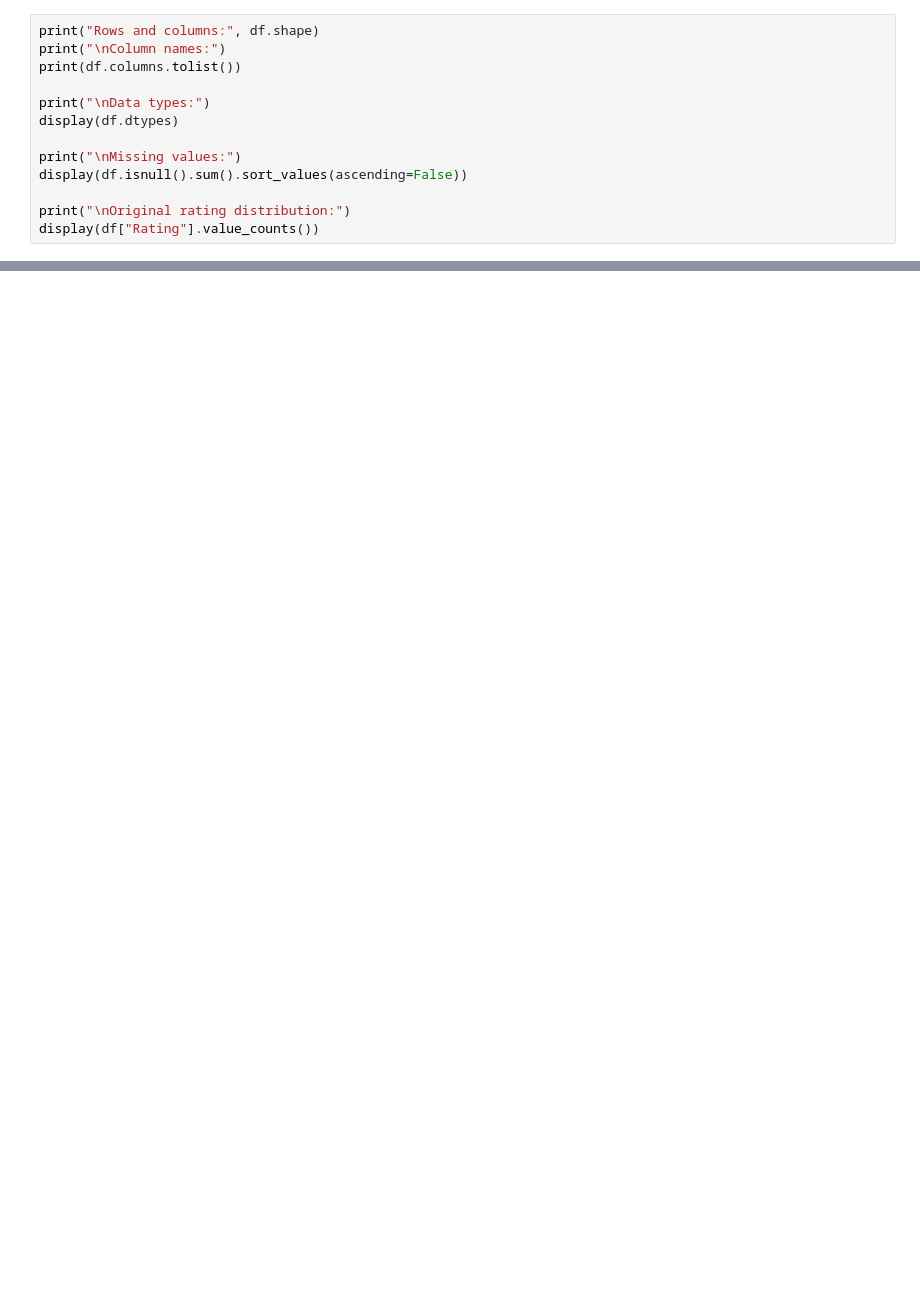
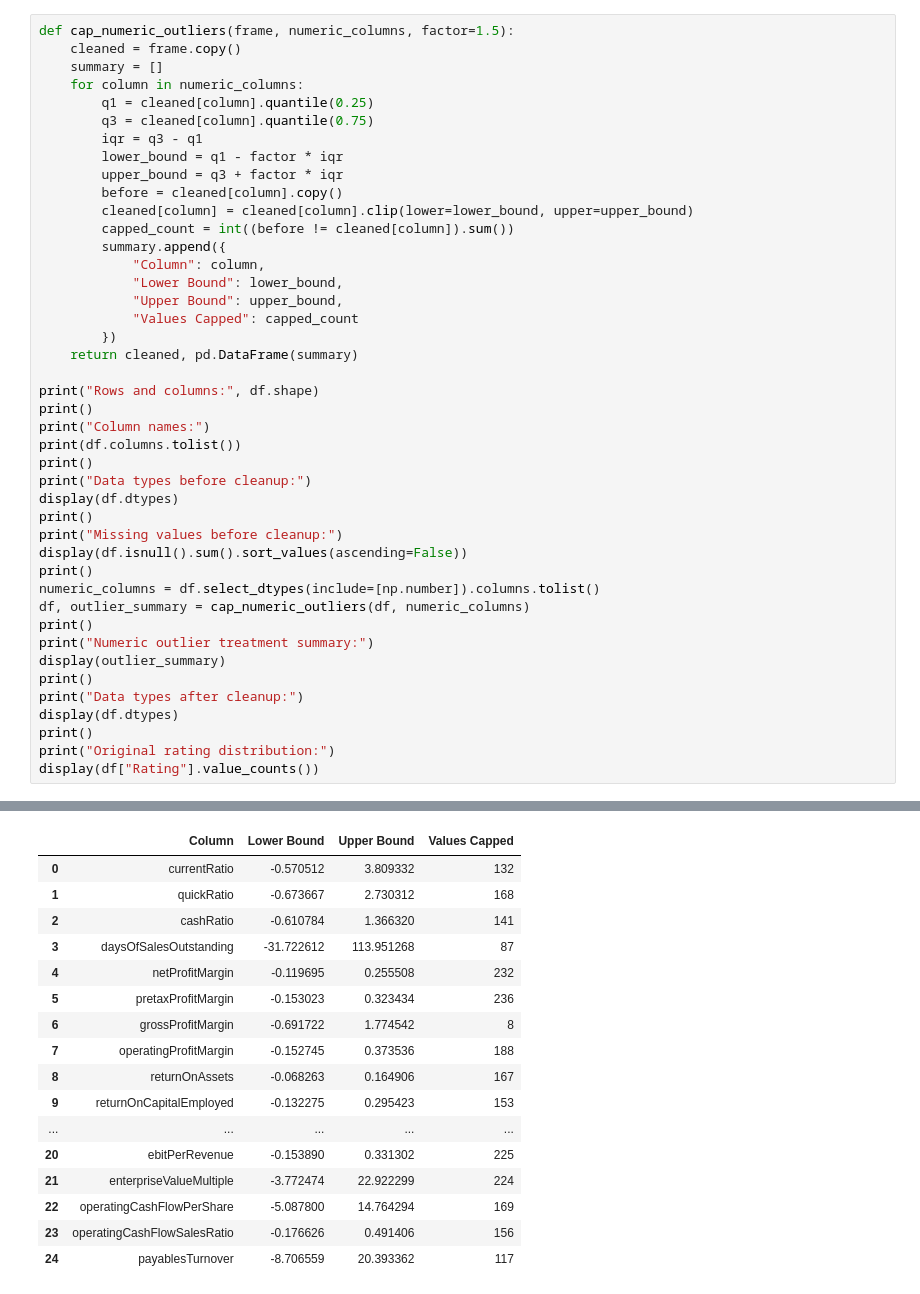
Before and after one commit to nicholas24042626/Credit-Risk-Analyzer, a Jupyter notebook: docs/decision_tree_credit_risk_notebook_with_SHAP.ipynb, the cells around one changed output, grey strips where cells are left out. Saved outputs shown, nothing was run; the diff lists cells and outputs as text; blank space fills up the shorter version.

```diff
--- a/docs/decision_tree_credit_risk_notebook_with_SHAP.ipynb
+++ b/docs/decision_tree_credit_risk_notebook_with_SHAP.ipynb
@@ -92,15 +98,45 @@ This helps you explain the dataset before the model result.
 # %%
+def cap_numeric_outliers(frame, numeric_columns, factor=1.5):
+    cleaned = frame.copy()
+    summary = []
+    for column in numeric_columns:
+        q1 = cleaned[column].quantile(0.25)
+        q3 = cleaned[column].quantile(0.75)
+        iqr = q3 - q1
+        lower_bound = q1 - factor * iqr
+        upper_bound = q3 + factor * iqr
+        before = cleaned[column].copy()
+        cleaned[column] = cleaned[column].clip(lower=lower_bound, upper=upper_bound)
+        capped_count = int((before != cleaned[column]).sum())
+        summary.append({
+            "Column": column,
+            "Lower Bound": lower_bound,
+            "Upper Bound": upper_bound,
+            "Values Capped": capped_count
+        })
+    return cleaned, pd.DataFrame(summary)
+
 print("Rows and columns:", df.shape)
-print("\nColumn names:")
+print()
+print("Column names:")
 print(df.columns.tolist())
-
-print("\nData types:")
+print()
+print("Data types before cleanup:")
 display(df.dtypes)
-
-print("\nMissing values:")
+print()
+print("Missing values before cleanup:")
 display(df.isnull().sum().sort_values(ascending=False))
-
-print("\nOriginal rating distribution:")
+print()
+numeric_columns = df.select_dtypes(include=[np.number]).columns.tolist()
+df, outlier_summary = cap_numeric_outliers(df, numeric_columns)
+print()
+print("Numeric outlier treatment summary:")
+display(outlier_summary)
+print()
+print("Data types after cleanup:")
+display(df.dtypes)
+print()
+print("Original rating distribution:")
 display(df["Rating"].value_counts())
 # %% [output]
 Rows and columns: (2029, 31)
@@ -147,0 +184,17 @@ Original rating distribution:
+|  | Column | Lower Bound | Upper Bound | Values Capped |
+| 0 | currentRatio | -0.570512 | 3.809332 | 132 |
+| 1 | quickRatio | -0.673667 | 2.730312 | 168 |
+| 2 | cashRatio | -0.610784 | 1.366320 | 141 |
+| 3 | daysOfSalesOutstanding | -31.722612 | 113.951268 | 87 |
+| 4 | netProfitMargin | -0.119695 | 0.255508 | 232 |
+| 5 | pretaxProfitMargin | -0.153023 | 0.323434 | 236 |
+| 6 | grossProfitMargin | -0.691722 | 1.774542 | 8 |
+| 7 | operatingProfitMargin | -0.152745 | 0.373536 | 188 |
+| 8 | returnOnAssets | -0.068263 | 0.164906 | 167 |
+| 9 | returnOnCapitalEmployed | -0.132275 | 0.295423 | 153 |
+| ... | ... | ... | ... | ... |
+| 20 | ebitPerRevenue | -0.153890 | 0.331302 | 225 |
+| 21 | enterpriseValueMultiple | -3.772474 | 22.922299 | 224 |
+| 22 | operatingCashFlowPerShare | -5.087800 | 14.764294 | 169 |
+| 23 | operatingCashFlowSalesRatio | -0.176626 | 0.491406 | 156 |
+| 24 | payablesTurnover | -8.706559 | 20.393362 | 117 |
```
Also changed, not shown: parts of 36 cells of this notebook, 2 other files.
